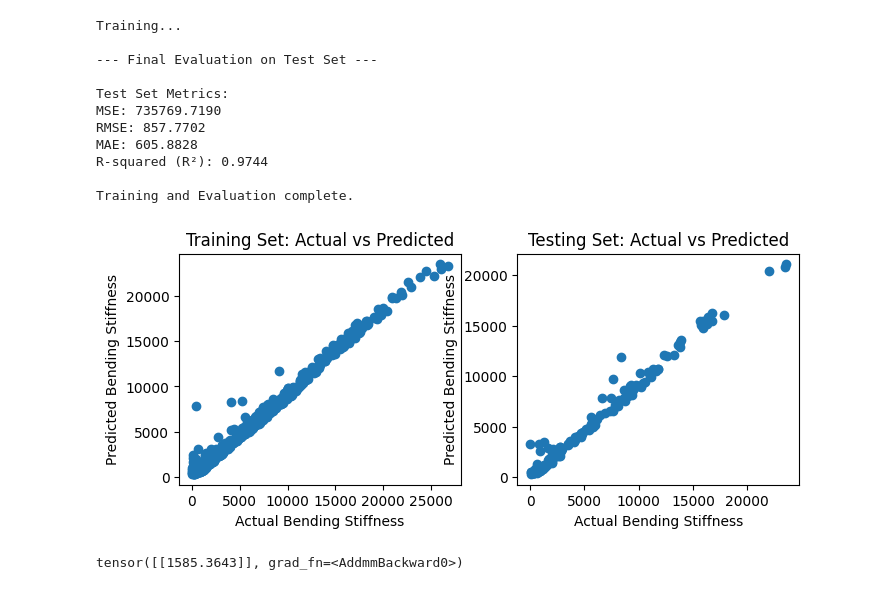
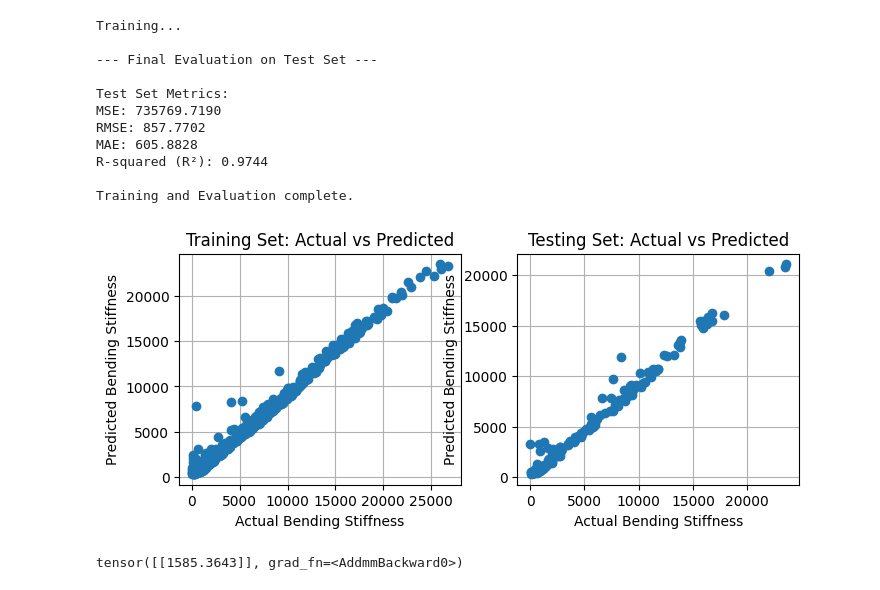
Before and after one commit to MMenser/CMEC_SandwichPanel, a Jupyter notebook: Models/MLP/Parameters_To_Stiffness/Pytorch_MLP.ipynb, the cells around one changed output. Cells and saved outputs as stored; diff of their text form; code cells hidden in the pictures.

Commit message:
add comparison figure for MLP/Parameters_To_Stiffness/Pytorch_MLP.ipynb

```diff
--- a/Models/MLP/Parameters_To_Stiffness/Pytorch_MLP.ipynb
+++ b/Models/MLP/Parameters_To_Stiffness/Pytorch_MLP.ipynb
@@ -220,24 +220,26 @@ Training and Evaluation complete.
 # %%
 
 array_y_train_pred = model(X_train_tensor).detach().numpy()
 array_y_train = y_train_tensor.detach().numpy()
 from matplotlib import pyplot
 pyplot.figure(figsize=(8, 3))
 pyplot.subplot(1, 2, 1)
 pyplot.plot(array_y_train, array_y_train_pred, 'o')
 pyplot.xlabel('Actual Bending Stiffness')
 pyplot.ylabel('Predicted Bending Stiffness')
 pyplot.title('Training Set: Actual vs Predicted')
+pyplot.grid("on")
 pyplot.subplot(1, 2, 2)
 array_y_test_pred = model(X_test_tensor).detach().numpy()
 array_y_test = y_test_tensor.detach().numpy()
 pyplot.plot(array_y_test, array_y_test_pred, 'o')
 pyplot.xlabel('Actual Bending Stiffness')
 pyplot.ylabel('Predicted Bending Stiffness')
 pyplot.title('Testing Set: Actual vs Predicted')
+pyplot.grid("on")
 pyplot.show()
 # %% [output]
-[figure, old version]
+[figure, new version]
 # %%
 print(model(torch.tensor([[3.5, 50, 60]], dtype=torch.float32)))  # Example bending stiffness input
 # %% [output]
```
